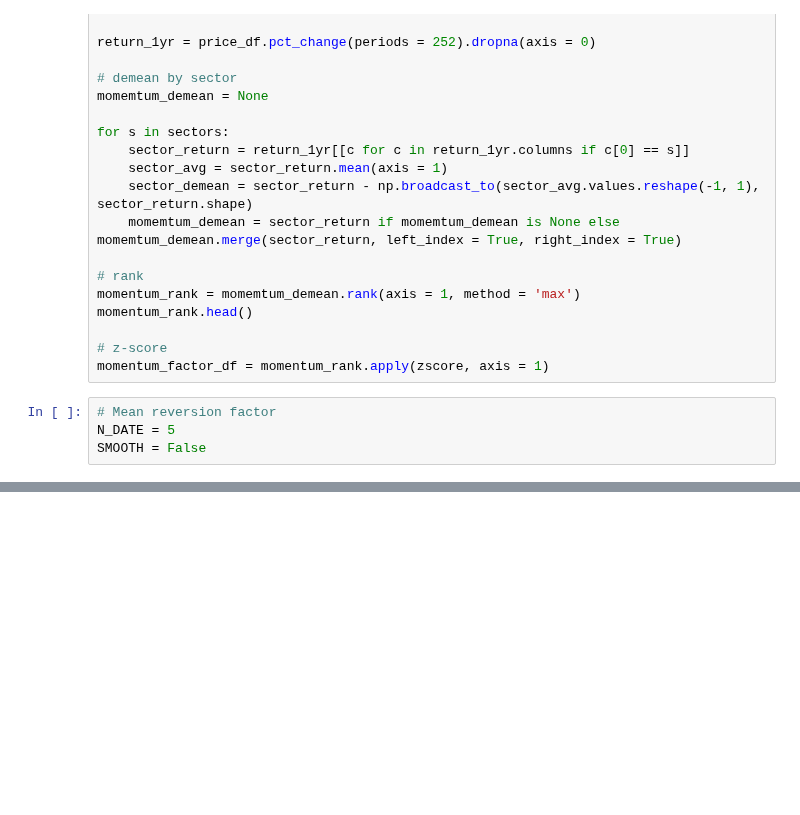
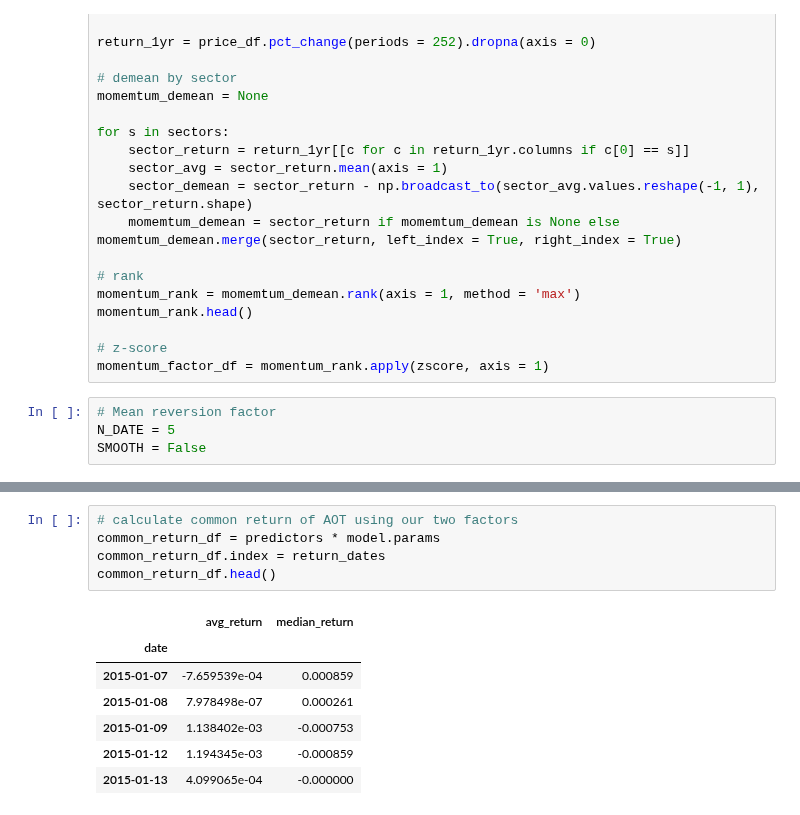
Before and after one commit to pasinsiri/quant-investment, a Jupyter notebook: alpha_factor.ipynb, the cells around one changed output, grey strips where cells are left out. Cells and saved outputs as stored; diff of their text form; blank space fills up the shorter version.

```diff
--- a/alpha_factor.ipynb
+++ b/alpha_factor.ipynb
@@ -181,0 +226,13 @@ SMOOTH = False
+# %%
+# calculate common return of AOT using our two factors
+common_return_df = predictors * model.params
+common_return_df.index = return_dates
+common_return_df.head()
+# %% [output]
+|  | avg_return | median_return |
+| date |  |  |
+| 2015-01-07 | -7.659539e-04 | 0.000859 |
+| 2015-01-08 | 7.978498e-07 | 0.000261 |
+| 2015-01-09 | 1.138402e-03 | -0.000753 |
+| 2015-01-12 | 1.194345e-03 | -0.000859 |
+| 2015-01-13 | 4.099065e-04 | -0.000000 |
```
Also changed, not shown: parts of 16 cells of this notebook.
